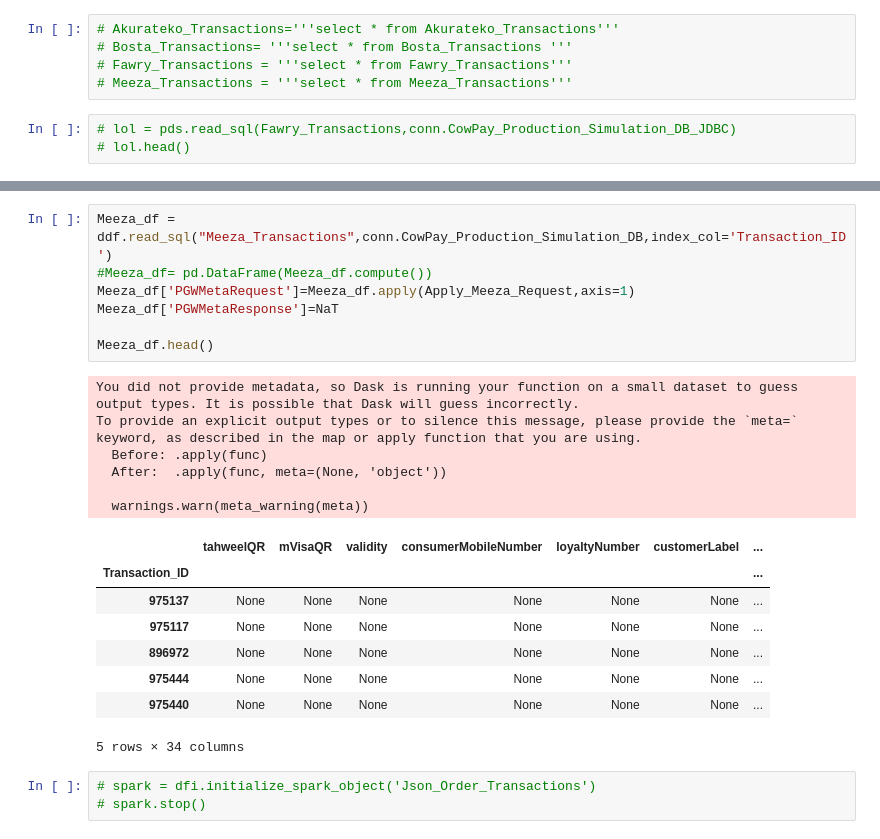
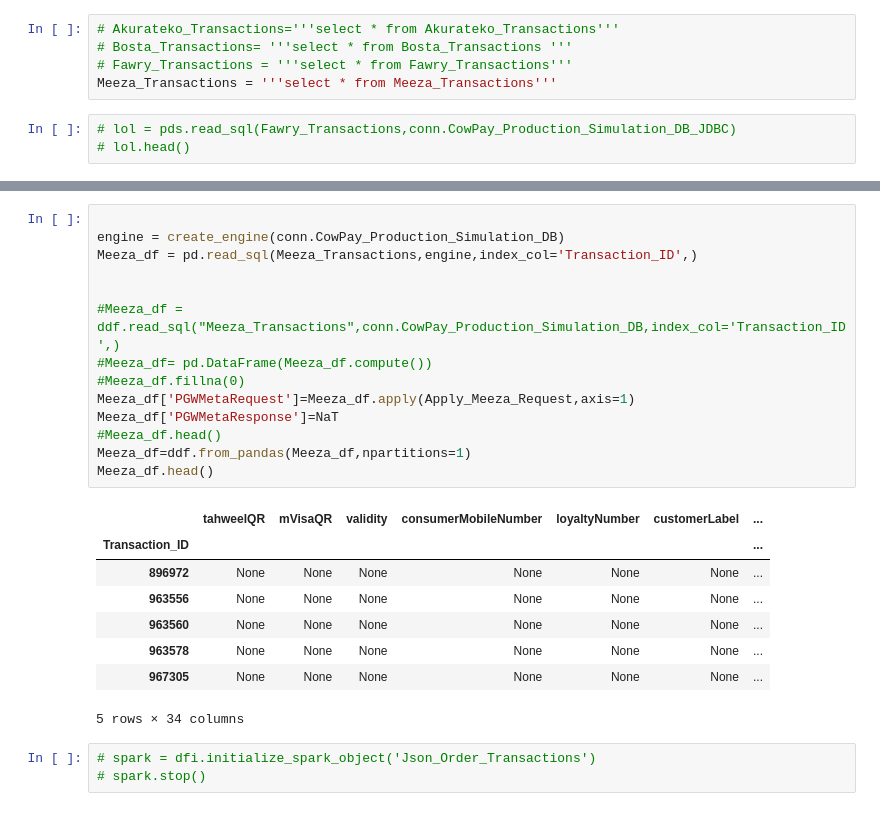
Before and after one commit to heshamh96/CowPay_Migration, a Jupyter notebook: Python_Scripts/OrderTransactions_jsons.ipynb, the cells around one changed output, grey strips where cells are left out. Saved outputs shown, nothing was run; the diff lists cells and outputs as text.

```diff
--- a/Python_Scripts/OrderTransactions_jsons.ipynb
+++ b/Python_Scripts/OrderTransactions_jsons.ipynb
@@ -48,7 +47,7 @@ def Apply_Meeza_Request(row):
 # Akurateko_Transactions='''select * from Akurateko_Transactions'''
 # Bosta_Transactions= '''select * from Bosta_Transactions '''
 # Fawry_Transactions = '''select * from Fawry_Transactions'''
-# Meeza_Transactions = '''select * from Meeza_Transactions'''
+Meeza_Transactions = '''select * from Meeza_Transactions'''
 # %%
 # lol = pds.read_sql(Fawry_Transactions,conn.CowPay_Production_Simulation_DB_JDBC)
 # lol.head()
@@ -122,26 +121,27 @@ To provide an explicit output types or to silence this message, please provide t
 5 rows × 27 columns
 # %%
-Meeza_df = ddf.read_sql("Meeza_Transactions",conn.CowPay_Production_Simulation_DB,index_col='Transaction_ID')
+
+engine = create_engine(conn.CowPay_Production_Simulation_DB)
+Meeza_df = pd.read_sql(Meeza_Transactions,engine,index_col='Transaction_ID',)
+
+
+#Meeza_df = ddf.read_sql("Meeza_Transactions",conn.CowPay_Production_Simulation_DB,index_col='Transaction_ID',)
 #Meeza_df= pd.DataFrame(Meeza_df.compute())
+#Meeza_df.fillna(0)
 Meeza_df['PGWMetaRequest']=Meeza_df.apply(Apply_Meeza_Request,axis=1)
 Meeza_df['PGWMetaResponse']=NaT
-
+#Meeza_df.head()
+Meeza_df=ddf.from_pandas(Meeza_df,npartitions=1)
 Meeza_df.head()
 # %% [output]
+|  | tahweelQR | mVisaQR | validity | consumerMobileNumber | loyaltyNumber | customerLabel | ... |
+| Transaction_ID |  |  |  |  |  |  | ... |
+| 896972 | None | None | None | None | None | None | ... |
+| 963556 | None | None | None | None | None | None | ... |
+| 963560 | None | None | None | None | None | None | ... |
+| 963578 | None | None | None | None | None | None | ... |
+| 967305 | None | None | None | None | None | None | ... |
-You did not provide metadata, so Dask is running your function on a small dataset to guess output types. It is possible that Dask will guess incorrectly.
-To provide an explicit output types or to silence this message, please provide the `meta=` keyword, as described in the map or apply function that you are using.
-  Before: .apply(func)
-  After:  .apply(func, meta=(None, 'object'))
-
-  warnings.warn(meta_warning(meta))
+5 rows × 34 columns
-|  | tahweelQR | mVisaQR | validity | consumerMobileNumber | loyaltyNumber | customerLabel | ... |
-| Transaction_ID |  |  |  |  |  |  | ... |
-| 975137 | None | None | None | None | None | None | ... |
-| 975117 | None | None | None | None | None | None | ... |
-| 896972 | None | None | None | None | None | None | ... |
-| 975444 | None | None | None | None | None | None | ... |
-| 975440 | None | None | None | None | None | None | ... |
-5 rows × 34 columns
 # %%
 # spark = dfi.initialize_spark_object('Json_Order_Transactions')
 # spark.stop()
```
Also changed, not shown: parts of 7 cells of this notebook, 1 other file.
